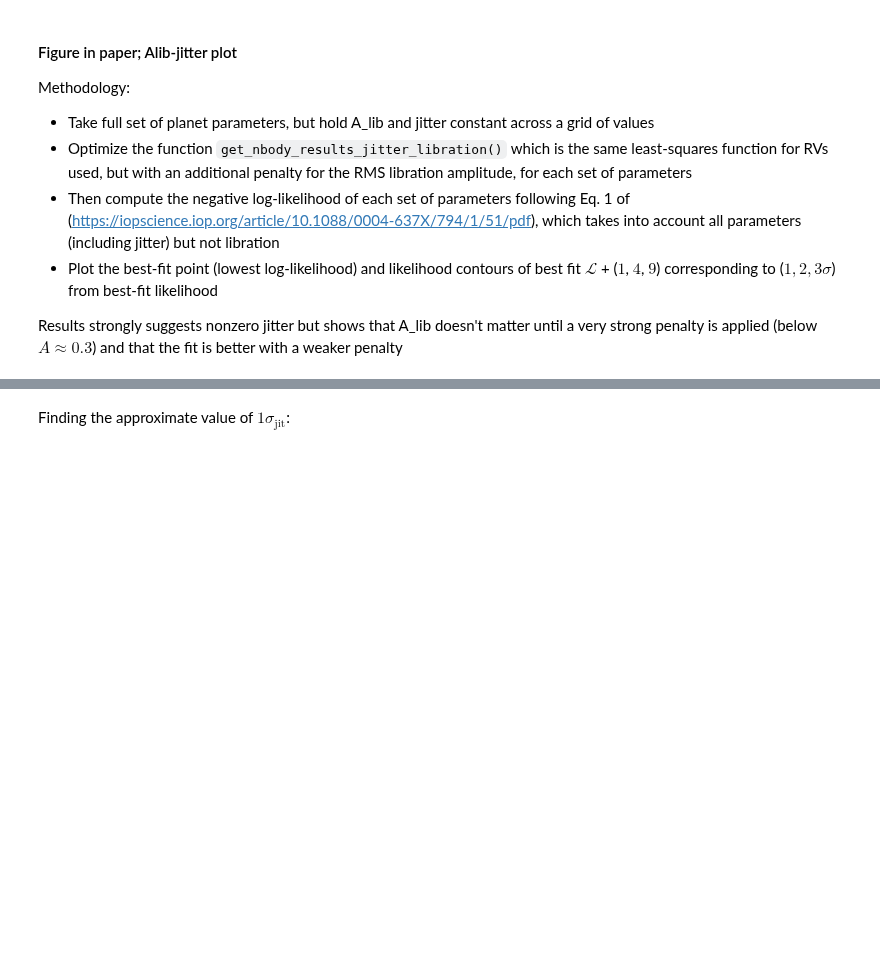
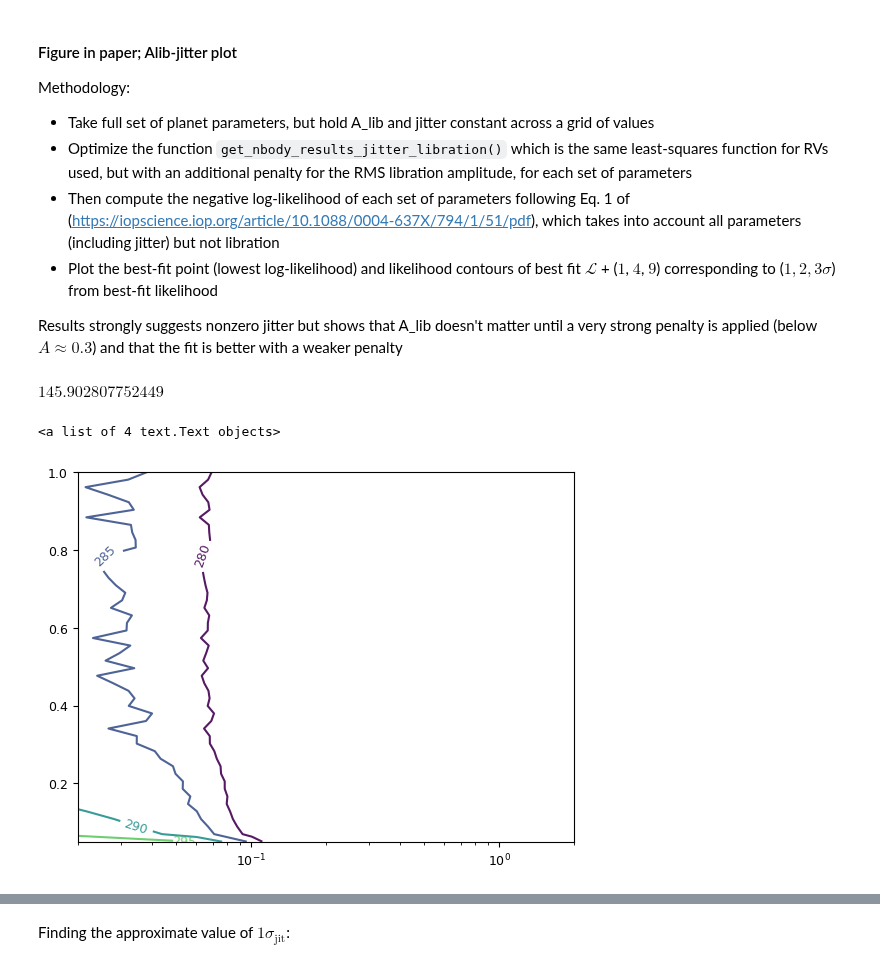
Before and after one commit to ia-chow/SURF2022, a Jupyter notebook: SURF/hd45364_jitter_sini_EDITED.ipynb, the cells around one changed output, grey strips where cells are left out. Cells and saved outputs as stored; diff of their text form; code cells hidden in the pictures; blank space fills up the shorter version.

```diff
--- a/SURF/hd45364_jitter_sini_EDITED.ipynb
+++ b/SURF/hd45364_jitter_sini_EDITED.ipynb
@@ -623,5 +734,5 @@ Optional: Save/load:
 # np.save('neg_log_likelihoods_everything_02', neg_log_likelihoods_02)
 
 # load
-# neg_log_likelihoods_02 = np.load('neg_log_likelihoods_everything_02.npy')
+neg_log_likelihoods_02 = np.load('neg_log_likelihoods_everything_02.npy')
 # %% [markdown]
@@ -749,10 +826,10 @@ cmap_og = plt.get_cmap("Reds")
 # sigma = 1.
 # neg_log_likelihoods_02 = scipy.ndimage.filters.gaussian_filter(neg_log_likelihoods_02, sigma)
 
-njitter_02, nlib_02 = (50, 50)
-jitters_02 = np.linspace(0., 0.2, njitter_02)  # use 0 to 0.5 for jitter
-Alibs_02 = np.linspace(1.1, 0.05, nlib_02)
-jitters_grid_02, Alibs_grid_02 = np.meshgrid(jitters_02, Alibs_02)
+# njitter_02, nlib_02 = (50, 50)
+# jitters_02 = np.linspace(0., 0.2, njitter_02)  # use 0 to 0.5 for jitter
+# Alibs_02 = np.linspace(1.1, 0.05, nlib_02)
+# jitters_grid_02, Alibs_grid_02 = np.meshgrid(jitters_02, Alibs_02)
 
 # # plotting
 # fig_, ax = plt.subplots(nrows=1, ncols=1, figsize = (12, 9), dpi=100)
@@ -780,3 +857,17 @@ Methodology:
 - Plot the best-fit point (lowest log-likelihood) and likelihood contours of best fit $\mathcal{L}$ + ($1$, $4$, $9$) corresponding to ($1, 2, 3 \sigma$) from best-fit likelihood
 
 Results strongly suggests nonzero jitter but shows that A_lib doesn't matter until a very strong penalty is applied (below $A \approx 0.3$) and that the fit is better with a weaker penalty
+# %%
+np.min(neg_log_likelihoods)
+# %% [output]
+$\displaystyle 145.902807752449$
+# %%
+levels2 = [280, 285, 290, 295, 300]
+
+fig = plt.contour(jitter_sfs_grid_02, Alibs_grid_02, neg_log_likelihoods_02, levels = levels2, alpha = 0.9, antialiased=True)
+plt.xscale('log')
+plt.xlim(left=2e-2)
+plt.clabel(fig)
+# %% [output]
+<a list of 4 text.Text objects>
+[figure, added]
```
Also changed, not shown: parts of 46 cells of this notebook, 16 other files.
